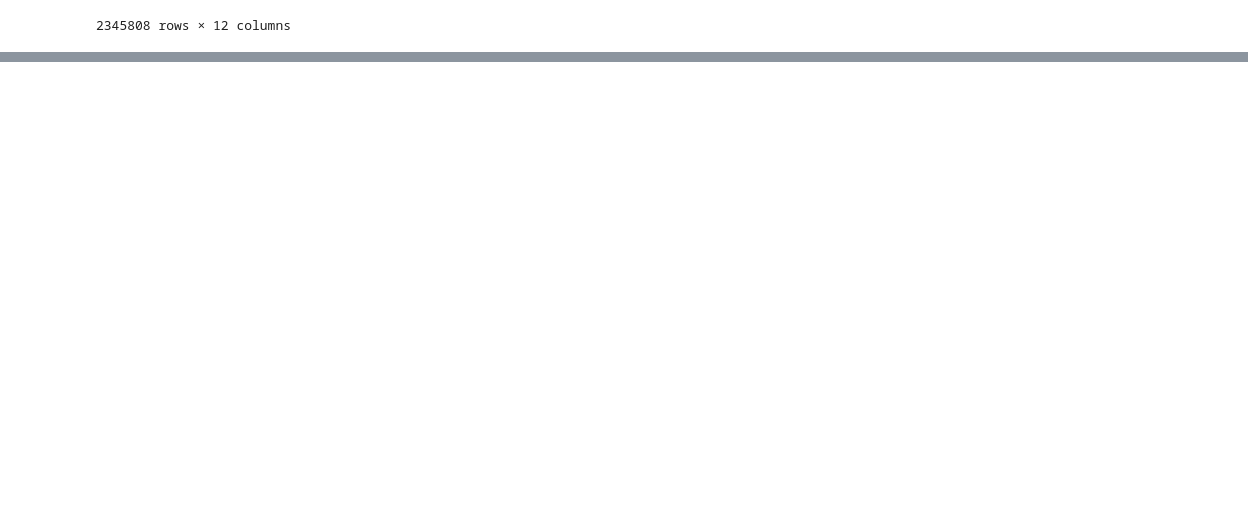
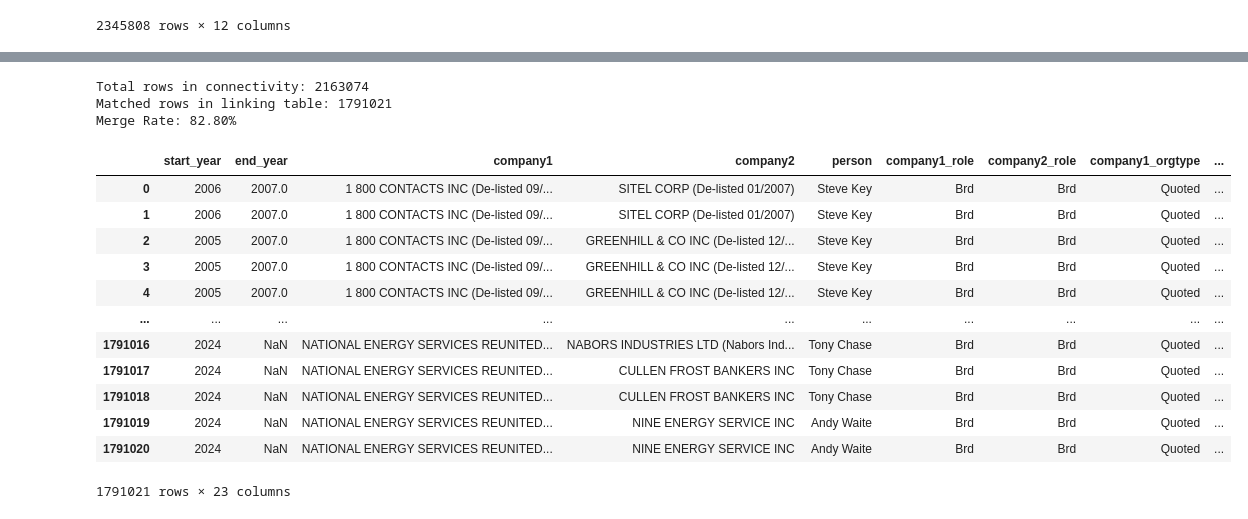
Before and after one commit to shafee-SQ/BoardRoom-Connectivity-Project, a Jupyter notebook: boardex_step1.ipynb, the cells around one changed output, grey strips where cells are left out. Drawn from its saved outputs; the diff is of its cells as text; code cells hidden in the pictures; blank space fills up the shorter version.

```diff
--- a/boardex_step1.ipynb
+++ b/boardex_step1.ipynb
@@ -171,0 +238,3 @@ expanded_df
+# %%
+expanded_linked2 = expanded_linked.merge(link, left_on='company2_id', right_on='companyid', how='inner')
+print(expanded_linked2.head())
@@ -171,0 +259,30 @@ expanded_df
+# %%
+total_rows = expanded_linked.shape[0]
+
+#count how many rows have a non-null 'companyid' after merging
+matched_rows = expanded_linked2['companyid'].notnull().sum()
+merge_rate = matched_rows / total_rows * 100
+
+print(f"Total rows in connectivity: {total_rows}")
+print(f"Matched rows in linking table: {matched_rows}")
+print(f"Merge Rate: {merge_rate:.2f}%")
+# %% [output]
+Total rows in connectivity: 2163074
+Matched rows in linking table: 1791021
+Merge Rate: 82.80%
+# %%
+expanded_linked2
+# %% [output]
+|  | start_year | end_year | company1 | company2 | person | company1_role | company2_role | company1_orgtype | ... |
+| 0 | 2006 | 2007.0 | 1 800 CONTACTS INC (De-listed 09/... | SITEL CORP (De-listed 01/2007) | Steve Key | Brd | Brd | Quoted | ... |
+| 1 | 2006 | 2007.0 | 1 800 CONTACTS INC (De-listed 09/... | SITEL CORP (De-listed 01/2007) | Steve Key | Brd | Brd | Quoted | ... |
+| 2 | 2005 | 2007.0 | 1 800 CONTACTS INC (De-listed 09/... | GREENHILL & CO INC (De-listed 12/... | Steve Key | Brd | Brd | Quoted | ... |
+| 3 | 2005 | 2007.0 | 1 800 CONTACTS INC (De-listed 09/... | GREENHILL & CO INC (De-listed 12/... | Steve Key | Brd | Brd | Quoted | ... |
+| 4 | 2005 | 2007.0 | 1 800 CONTACTS INC (De-listed 09/... | GREENHILL & CO INC (De-listed 12/... | Steve Key | Brd | Brd | Quoted | ... |
+| ... | ... | ... | ... | ... | ... | ... | ... | ... | ... |
+| 1791016 | 2024 | NaN | NATIONAL ENERGY SERVICES REUNITED... | NABORS INDUSTRIES LTD (Nabors Ind... | Tony Chase | Brd | Brd | Quoted | ... |
+| 1791017 | 2024 | NaN | NATIONAL ENERGY SERVICES REUNITED... | CULLEN FROST BANKERS INC | Tony Chase | Brd | Brd | Quoted | ... |
+| 1791018 | 2024 | NaN | NATIONAL ENERGY SERVICES REUNITED... | CULLEN FROST BANKERS INC | Tony Chase | Brd | Brd | Quoted | ... |
+| 1791019 | 2024 | NaN | NATIONAL ENERGY SERVICES REUNITED... | NINE ENERGY SERVICE INC | Andy Waite | Brd | Brd | Quoted | ... |
+| 1791020 | 2024 | NaN | NATIONAL ENERGY SERVICES REUNITED... | NINE ENERGY SERVICE INC | Andy Waite | Brd | Brd | Quoted | ... |
+1791021 rows × 23 columns
```
Also changed, not shown: parts of 33 cells of this notebook, 1 other file.
